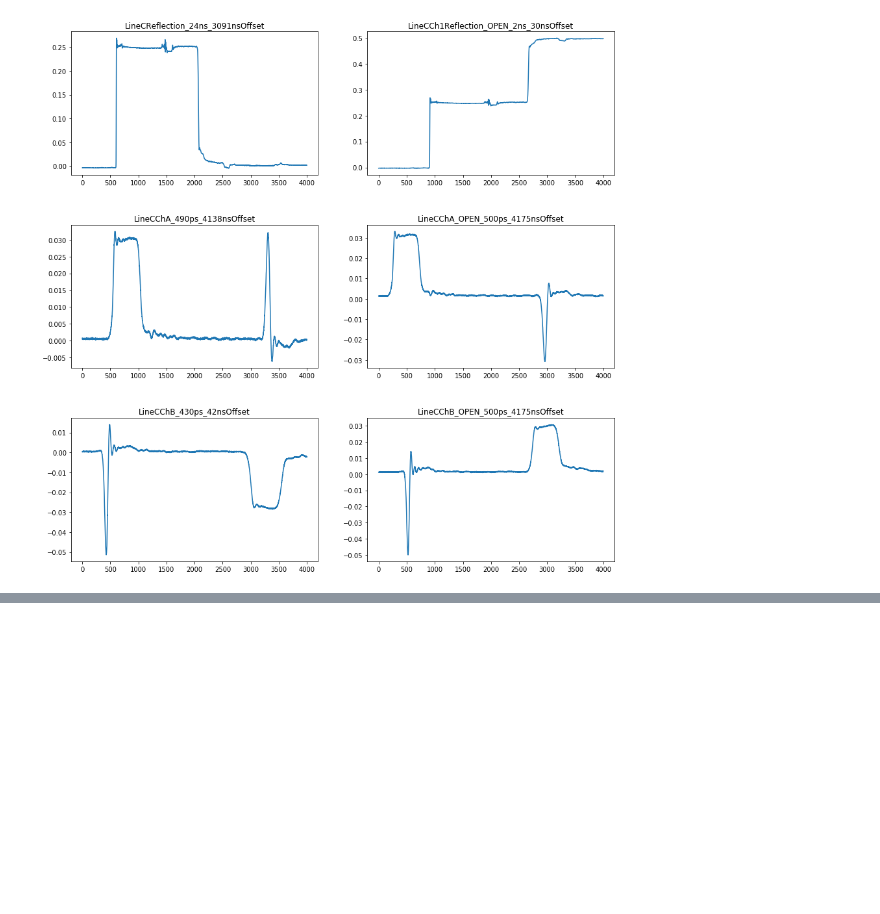
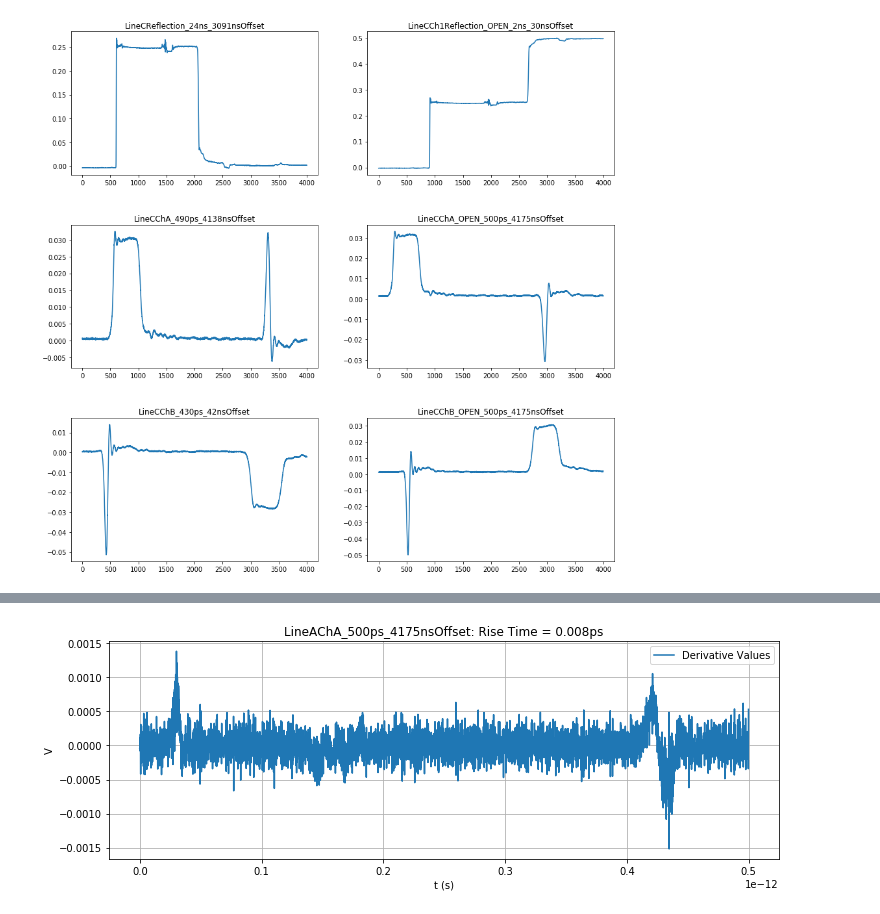
Before and after one commit to kegedy/UWEE572, a Jupyter notebook: labs/lab02/lab02.ipynb, the cells around one changed output, grey strips where cells are left out. Saved outputs shown, nothing was run; the diff lists cells and outputs as text; code cells hidden in the pictures; blank space fills up the shorter version.

```diff
--- a/labs/lab02/lab02.ipynb
+++ b/labs/lab02/lab02.ipynb
@@ -226,0 +449,23 @@ np_arrays = [
+# %%
+# Measured Values: Part2_calib_ch2_Thu
+#
+L = len(LineAChA_500ps_4175nsOffset)
+X = np.argmax(LineAChA_500ps_4175nsOffset)
+
+fig,ax = plt.subplots(figsize=(12,4))
+x,res = np.linspace(0,0.5*10**(-12),L,endpoint=False,retstep=True)
+Ures = res*10**14
+
+# Plot
+ax.plot(x[0:-1],np.ediff1d(LineAChA_500ps_4175nsOffset),label='Derivative Values')
+
+
+# Labels
+ax.ticklabel_format(axis='x',style='sci', scilimits=(-12,-12))
+ax.set_title(f'LineAChA_500ps_4175nsOffset: Rise Time = {rt}ps')
+ax.set_xlabel('t (s)')
+ax.set_ylabel('V')
+plt.grid(True)
+plt.legend();
+# %% [output]
+[figure, added]
```
Also changed, not shown: parts of 17 cells of this notebook.
